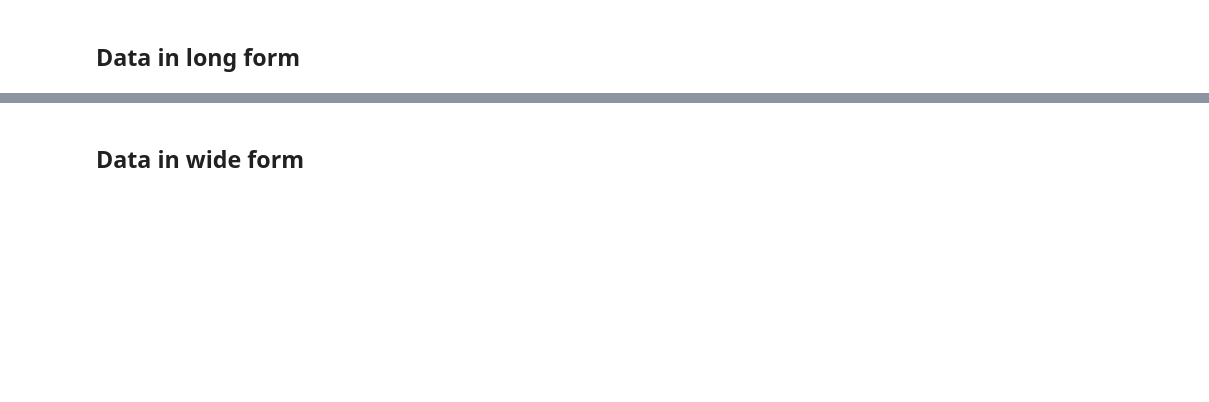
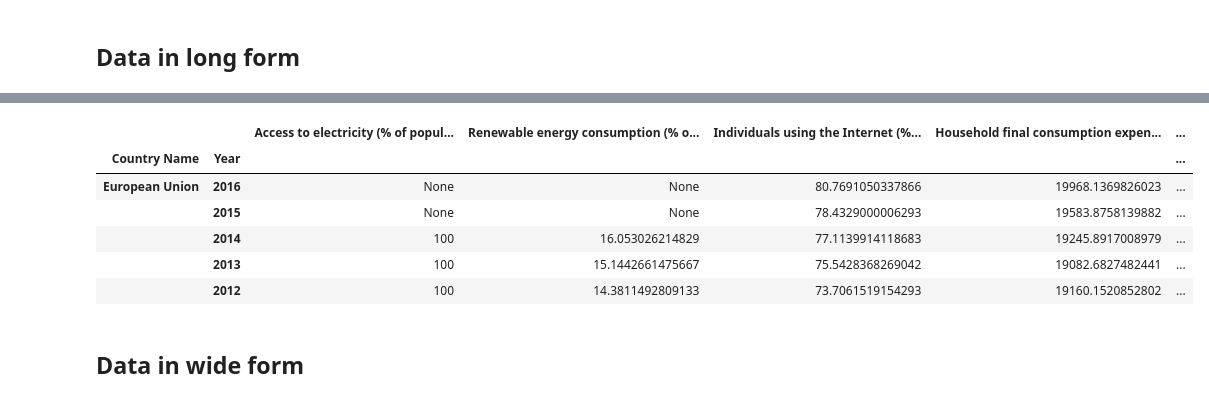
Before and after one commit to nsuberi/ResourceWatchCode, a Jupyter notebook: Notebooks for Exploring Specific Datasets/Converting between long and wide form - Carto.ipynb, the cells around one changed output, grey strips where cells are left out. Cells and saved outputs as stored; diff of their text form; code cells hidden in the pictures; blank space fills up the shorter version.

```diff
--- a/Notebooks for Exploring Specific Datasets/Converting between long and wide form - Carto.ipynb
+++ b/Notebooks for Exploring Specific Datasets/Converting between long and wide form - Carto.ipynb
@@ -60,0 +45,10 @@ series_code_to_data_viz_name
+# %%
+# Load conversions from wb_name to iso3
+wb_name_to_iso3_conversion = read_from_S3(s3_bucket, CONVERSIONS+"World Bank to ISO3 name conversion.csv")
+
+# Provide function to map from wb_name to ISO3
+def add_iso(name):
+    try:
+        return(wb_name_to_iso3_conversion.loc[name,"ISO"])
+    except:
+        return(np.nan)
@@ -61,14 +75,14 @@ series_code_to_data_viz_name
 # %% [markdown]
 ## Data in long form
 # %%
-indicators = list(series_code_to_data_viz_name.keys())
+indicators = list(data_names_and_codes.keys())
 seed = indicators[0]
 print(seed)
 res = req.get("http://api.worldbank.org/countries/all/indicators/{}?format=json&per_page=10000".format(seed))
 #print(res.text)
 data = pd.io.json.json_normalize(res.json()[1])
 data = data[["country.value", "date", "value"]]
-value_name = series_code_to_data_viz_name[seed]
+value_name = data_names_and_codes[seed]
 data.columns = ["Country Name", "Year", value_name]
 data = data.set_index(["Country Name", "Year"])
 all_world_bank_data = data
@@ -80,16 +94,12 @@ for indicator in indicators[1:]:
     #print(res.text)
     data = pd.io.json.json_normalize(res.json()[1])
     data = data[["country.value", "date", "value"]]
-    value_name = series_code_to_data_viz_name[indicator]
+    value_name = data_names_and_codes[indicator]
     data.columns = ["Country Name", "Year", value_name]
     data = data.set_index(["Country Name", "Year"])
     all_world_bank_data = all_world_bank_data.join(data, how="outer")
 
-clean_column_names = ["Access to electricity", "Share of Renewable Energy in Total Consumption",
-                     "Percentage of Individuals Using the Internet", "Household Consumption Expenditure per Capita",
-                     "Industry Value Added", "Total Natural Resource Rents as Percentage of GDP",
-                     "Proportion of Women in National Parliament", "Employment to Population Ratio",
-                     "Net Migration", "Life Expectancy at Birth", "Urban Population", "Merchandise Import Value",
-                     "GDP"]
-
-all_world_bank_data.columns = clean_column_names
+all_world_bank_data = all_world_bank_data.reset_index()
+all_world_bank_data["ISO3"] = list(map(add_iso, all_world_bank_data["Country Name"]))
+all_world_bank_data = all_world_bank_data.loc[pd.notnull(all_world_bank_data["ISO3"])]
+all_world_bank_data = all_world_bank_data.set_index(["Country Name", "Year"])
@@ -101,0 +120,10 @@ for col in clean_column_names:
+# %%
+all_world_bank_data.head()
+# %% [output]
+|  |  | Access to electricity (% of popul... | Renewable energy consumption (% o... | Individuals using the Internet (%... | Household final consumption expen... | ... |
+| Country Name | Year |  |  |  |  | ... |
+| European Union | 2016 | None | None | 80.7691050337866 | 19968.1369826023 | ... |
+|  | 2015 | None | None | 78.4329000006293 | 19583.8758139882 | ... |
+|  | 2014 | 100 | 16.053026214829 | 77.1139914118683 | 19245.8917008979 | ... |
+|  | 2013 | 100 | 15.1442661475667 | 75.5428368269042 | 19082.6827482441 | ... |
+|  | 2012 | 100 | 14.3811492809133 | 73.7061519154293 | 19160.1520852802 | ... |
```
Also changed, not shown: parts of 10 cells of this notebook.
